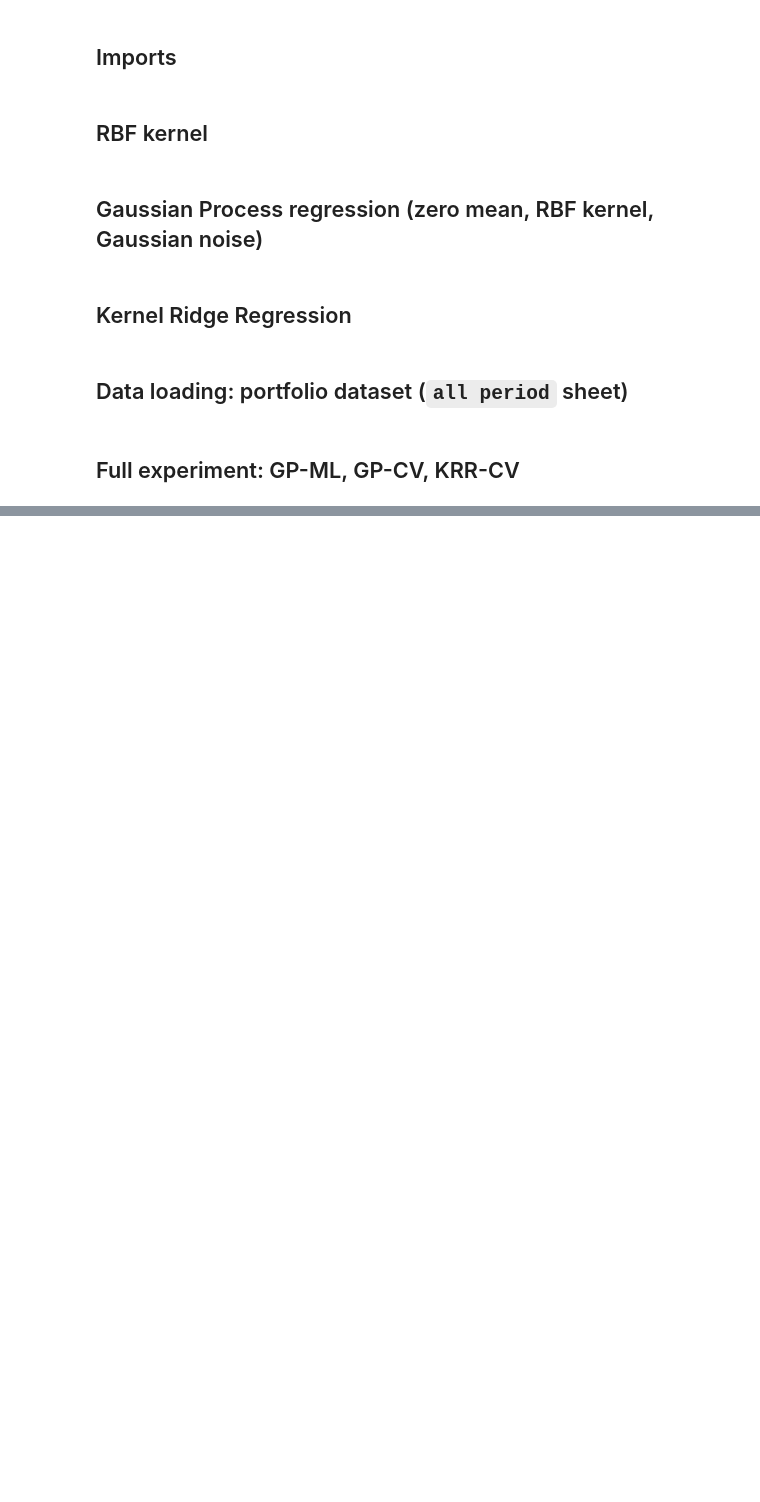
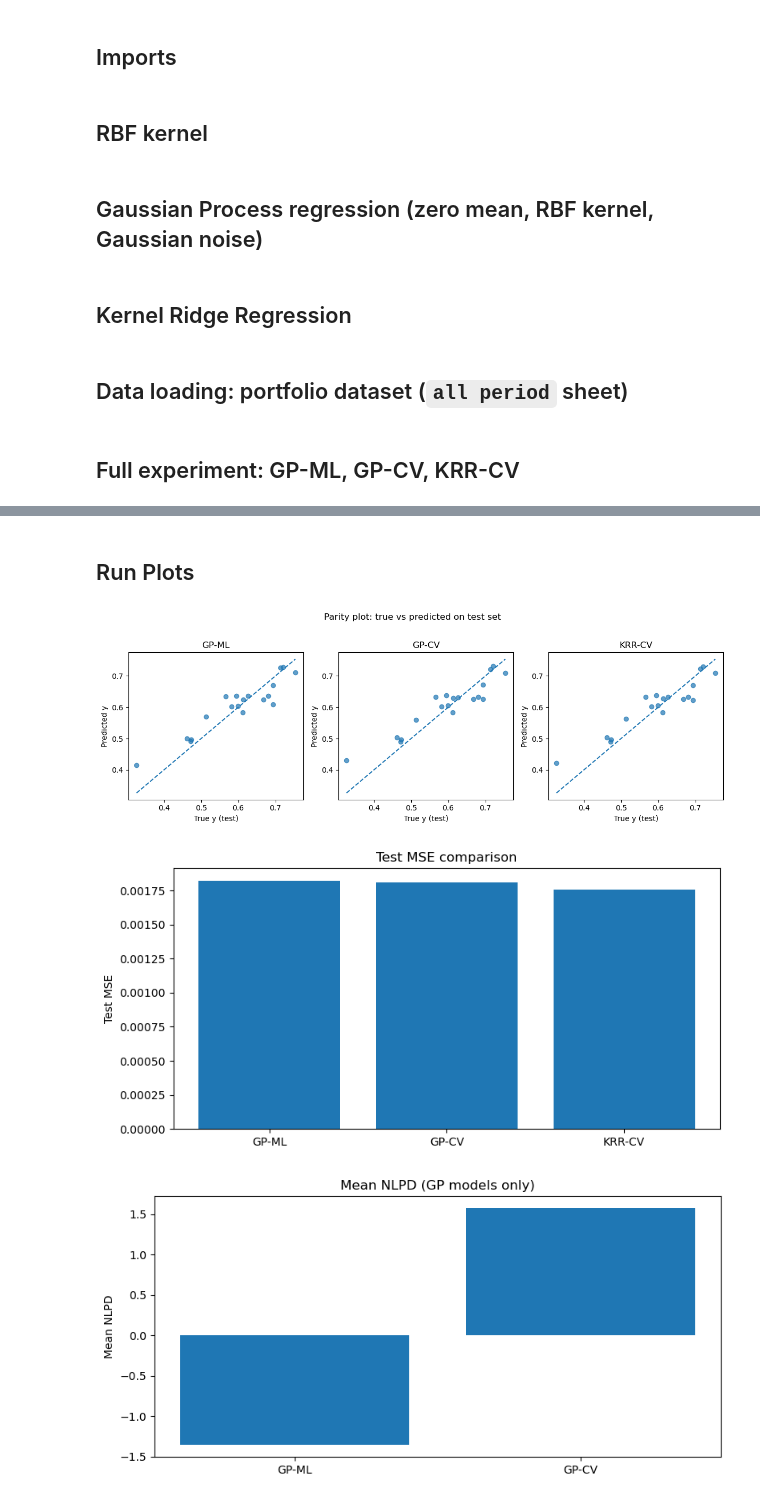
Before and after one commit to leocarte/Gaussian-Processes-and-Kernel-Ridge-Regression, a Jupyter notebook: GP_vs_KRR.ipynb, the cells around one changed output, grey strips where cells are left out. Drawn from its saved outputs; the diff is of its cells as text; code cells hidden in the pictures; blank space fills up the shorter version.

Commit message:
plots added

```diff
--- a/GP_vs_KRR.ipynb
+++ b/GP_vs_KRR.ipynb
@@ -501,0 +704,8 @@ KRR-CV          0.000040
+# %% [markdown]
+## Run Plots
+# %%
+make_all_plots(results)
+# %% [output]
+[figure, added]
+[figure, added]
+[figure, added]
```
Also changed, not shown: parts of 6 cells of this notebook, 2 other files.
